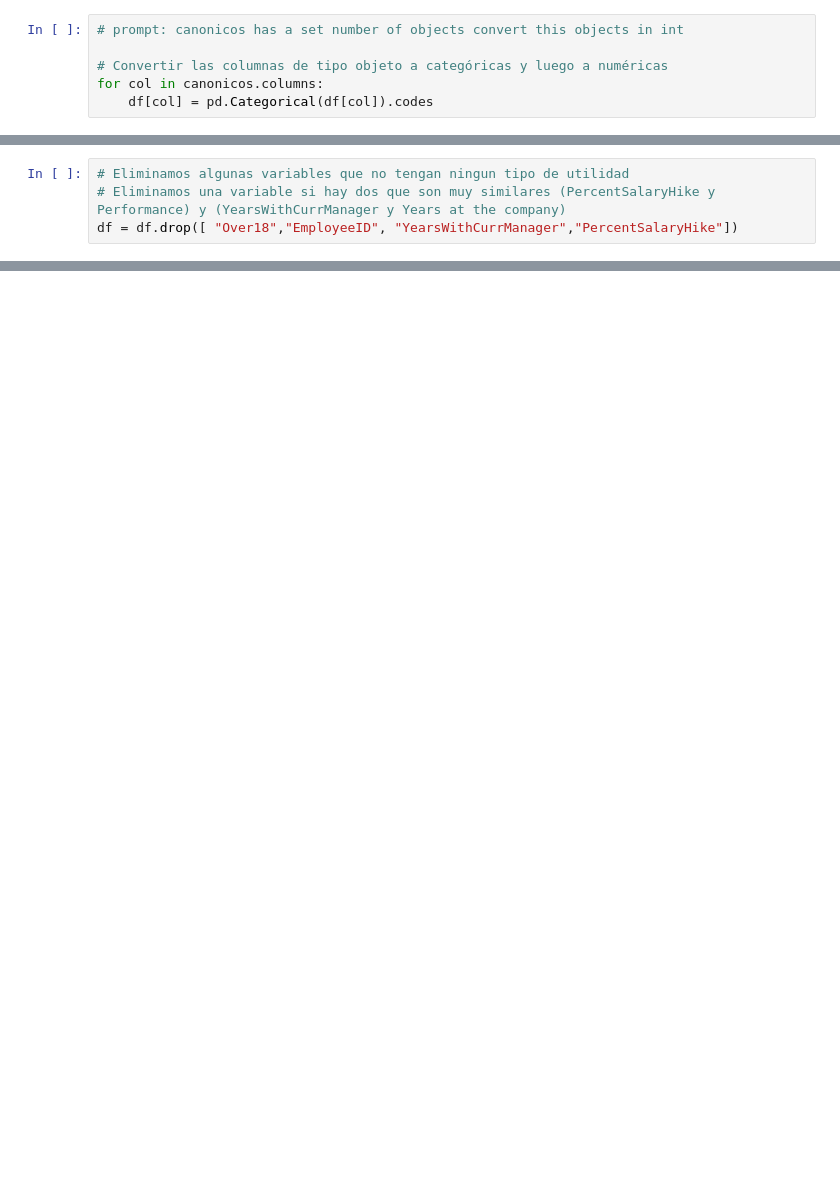
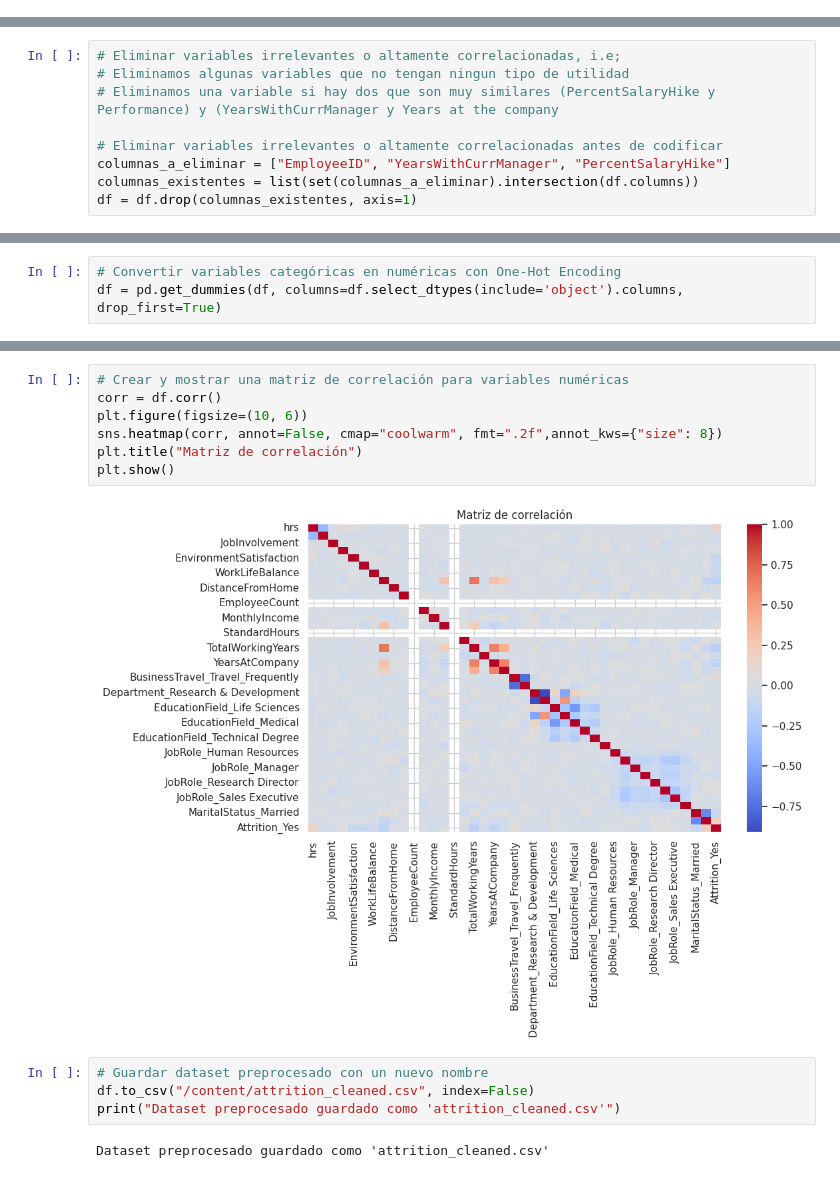
Before and after one commit to 100495680/AppComida, a Jupyter notebook: notebooks/eda.ipynb, the cells around one changed output, grey strips where cells are left out. Drawn from its saved outputs; the diff is of its cells as text; blank space fills up the shorter version.

Commit message:
Nombres

```diff
--- a/notebooks/eda.ipynb
+++ b/notebooks/eda.ipynb
@@ -92,6 +155,0 @@ dtype: object
-# %%
-# prompt: canonicos has a set number of objects convert this objects in int
-
-# Convertir las columnas de tipo objeto a categóricas y luego a numéricas
-for col in canonicos.columns:
-    df[col] = pd.Categorical(df[col]).codes
@@ -106,4 +187,9 @@ plt.show()
 # %%
+# Eliminar variables irrelevantes o altamente correlacionadas, i.e;
 # Eliminamos algunas variables que no tengan ningun tipo de utilidad
-# Eliminamos una variable si hay dos que son muy similares (PercentSalaryHike y Performance) y (YearsWithCurrManager y Years at the company)
-df = df.drop([ "Over18","EmployeeID", "YearsWithCurrManager","PercentSalaryHike"])
+# Eliminamos una variable si hay dos que son muy similares (PercentSalaryHike y Performance) y (YearsWithCurrManager y Years at the company
+
+# Eliminar variables irrelevantes o altamente correlacionadas antes de codificar
+columnas_a_eliminar = ["EmployeeID", "YearsWithCurrManager", "PercentSalaryHike"]
+columnas_existentes = list(set(columnas_a_eliminar).intersection(df.columns))
+df = df.drop(columnas_existentes, axis=1)
@@ -111,0 +196,3 @@ KeyError: "['Over18', 'EmployeeID', 'YearsWithCurrManager', 'PercentSalaryHike']
+# %%
+# Convertir variables categóricas en numéricas con One-Hot Encoding
+df = pd.get_dummies(df, columns=df.select_dtypes(include='object').columns, drop_first=True)
@@ -111,0 +221,15 @@ KeyError: "['Over18', 'EmployeeID', 'YearsWithCurrManager', 'PercentSalaryHike']
+# %%
+# Crear y mostrar una matriz de correlación para variables numéricas
+corr = df.corr()
+plt.figure(figsize=(10, 6))
+sns.heatmap(corr, annot=False, cmap="coolwarm", fmt=".2f",annot_kws={"size": 8})
+plt.title("Matriz de correlación")
+plt.show()
+# %% [output]
+[figure, added]
+# %%
+# Guardar dataset preprocesado con un nuevo nombre
+df.to_csv("/content/attrition_cleaned.csv", index=False)
+print("Dataset preprocesado guardado como 'attrition_cleaned.csv'")
+# %% [output]
+Dataset preprocesado guardado como 'attrition_cleaned.csv'
```
Also changed, not shown: parts of 24 cells of this notebook.
